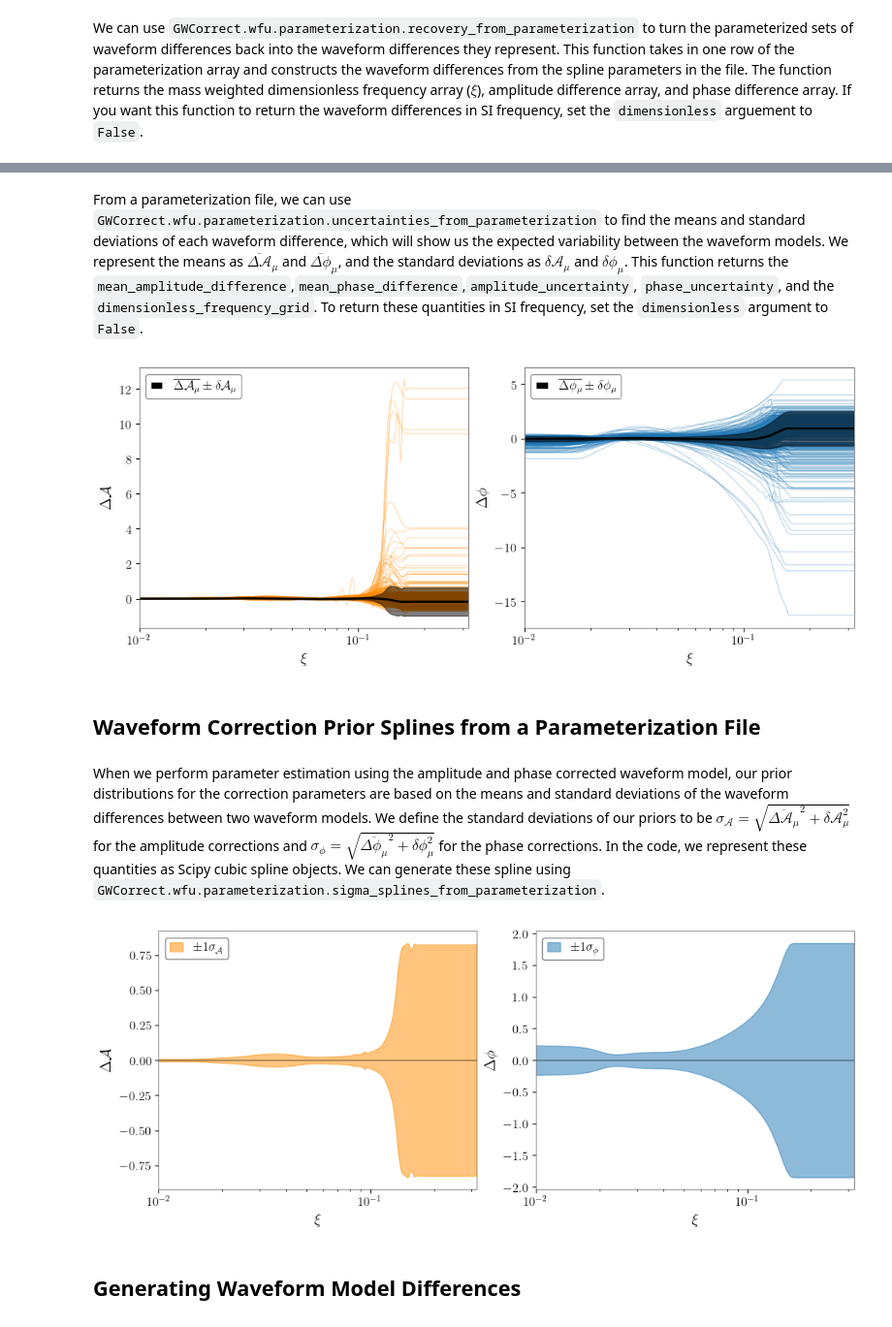
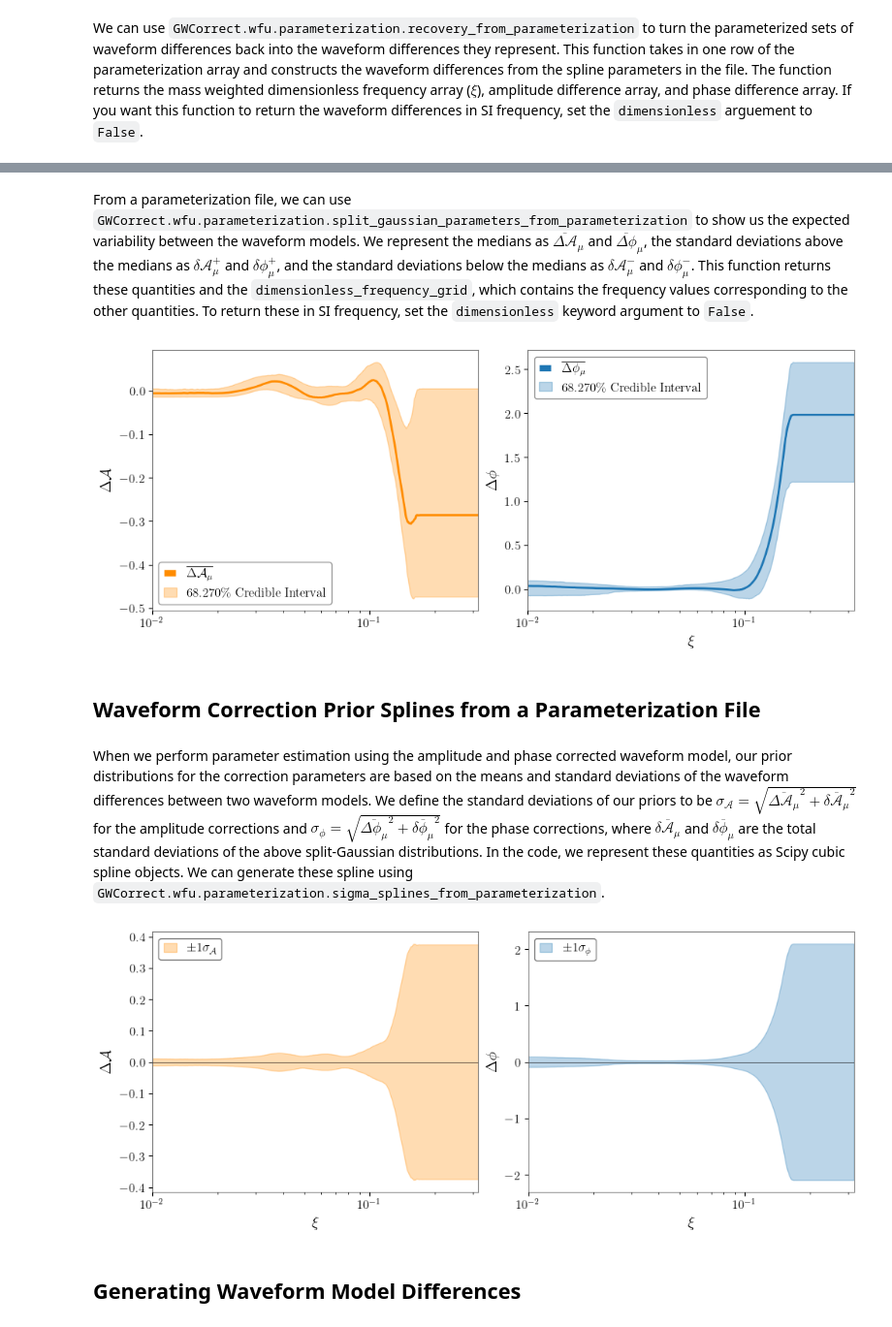
Before and after one commit to RyanSR71/GWCorrect, a Jupyter notebook: docs/source/notebooks/Parameterization_and_Waveform_Differences.ipynb, the cells around one changed output, grey strips where cells are left out. Shown at 97% size. Saved outputs shown, nothing was run; the diff lists cells and outputs as text; code cells hidden in the pictures.

```diff
--- a/docs/source/notebooks/Parameterization_and_Waveform_Differences.ipynb
+++ b/docs/source/notebooks/Parameterization_and_Waveform_Differences.ipynb
@@ -95,29 +93,22 @@ plt.show()
 # %% [markdown]
-From a parameterization file, we can use `GWCorrect.wfu.parameterization.uncertainties_from_parameterization` to find the means and standard deviations of each waveform difference, which will show us the expected variability between the waveform models. We represent the means as $\overline{\Delta\mathcal{A}}_\mu$ and $\overline{\Delta\phi}_\mu$, and the standard deviations as $\delta\mathcal{A}_\mu$ and $\delta\phi_\mu$. This function returns the `mean_amplitude_difference`,`mean_phase_difference`,`amplitude_uncertainty`, `phase_uncertainty`, and the `dimensionless_frequency_grid`. To return these quantities in SI frequency, set the `dimensionless` argument to `False`.
+From a parameterization file, we can use `GWCorrect.wfu.parameterization.split_gaussian_parameters_from_parameterization` to show us the expected variability between the waveform models. We represent the medians as $\overline{\Delta\mathcal{A}}_\mu$ and $\overline{\Delta\phi}_\mu$, the standard deviations above the medians as $\delta\mathcal{A}_\mu^+$ and $\delta\phi_\mu^+$, and the standard deviations below the medians as $\delta\mathcal{A}_\mu^-$ and $\delta\phi_\mu^-$. This function returns these quantities and the `dimensionless_frequency_grid`, which contains the frequency values corresponding to the other quantities. To return these in SI frequency, set the `dimensionless` keyword argument to `False`.
 # %%
-# finding the means and standard deviations
-mean_amplitude_difference,amplitude_uncertainty,mean_phase_difference,phase_uncertainty,dimensionless_frequency_grid = wfu.parameterization.uncertainties_from_parameterization(parameterization)
+dimensionless_frequency_grid, dA_minus, median_dA, dA_plus, dphi_minus, median_dphi, dphi_plus = wfu.parameterization.split_gaussian_parameters_from_parameterization(parameterization)
 
 # plotting
 fig,ax = plt.subplots(1,2,figsize=(10,4),layout='constrained')
 
 # plotting the means and standard deviations (uncertainties)
-ax[0].semilogx(dimensionless_frequency_grid,mean_amplitude_difference,color='k',linewidth=2,zorder=2,label=r'$\overline{\Delta\mathcal{A}_{\mu}}\pm\delta\mathcal{A}_{\mu}$')
-ax[0].fill_between(dimensionless_frequency_grid,mean_amplitude_difference-amplitude_uncertainty,mean_amplitude_difference+amplitude_uncertainty,color='k',alpha=0.5,zorder=2)
-ax[1].semilogx(dimensionless_frequency_grid,mean_phase_difference,color='k',linewidth=2,zorder=2,label=r'$\overline{\Delta\phi_{\mu}}\pm\delta\phi_{\mu}$')
-ax[1].fill_between(dimensionless_frequency_grid,mean_phase_difference-phase_uncertainty,mean_phase_difference+phase_uncertainty,color='k',alpha=0.5,zorder=2)
-
-# plotting all of the draws of waveform difference
-for i in range(len(parameterization)):
-    dimensionless_frequency_grid, amplitude_difference, phase_difference = wfu.parameterization.recovery_from_parameterization(parameterization[i])
-    ax[0].semilogx(dimensionless_frequency_grid,amplitude_difference,color='darkorange',linewidth=0.75,alpha=0.35,zorder=1)
-    ax[1].semilogx(dimensionless_frequency_grid,phase_difference,color='tab:blue',linewidth=0.75,alpha=0.35,zorder=1)
+ax[0].semilogx(dimensionless_frequency_grid,median_dA,color='darkorange',linewidth=2,zorder=2,label=r'$\overline{\Delta\mathcal{A}_\mu}$')
+ax[0].fill_between(dimensionless_frequency_grid,median_dA-dA_minus,median_dA+dA_plus,color='darkorange',alpha=0.3,zorder=2,label='68.270\% Credible Interval')
+ax[1].semilogx(dimensionless_frequency_grid,median_dphi,color='tab:blue',linewidth=2,zorder=2,label=r'$\overline{\Delta\phi_{\mu}}$')
+ax[1].fill_between(dimensionless_frequency_grid,median_dphi-dphi_minus,median_dphi+dphi_plus,color='tab:blue',alpha=0.3,zorder=2,label='68.270\% Credible Interval')
 
 # plot settings
-ax[0].legend(fancybox=True,loc='upper left')
+ax[0].legend(fancybox=True,loc='lower left')
 ax[0].grid(False)
 ax[0].set_xlim(0.01,dimensionless_frequency_grid[-1])
-ax[0].set_xlabel(r'$\xi$')
+#ax[0].set_xlabel(r'$\xi$')
 ax[0].set_ylabel(r'$\Delta\mathcal{A}$')
 
 ax[1].legend(fancybox=True,loc='upper left')
@@ -128,45 +119,45 @@ ax[1].set_ylabel(r'$\Delta\phi$')
 
 plt.show()
 # %% [output]
-[figure, old version]
+[figure, new version]
 # %% [markdown]
 ## Waveform Correction Prior Splines from a Parameterization File
 # %% [markdown]
-When we perform parameter estimation using the amplitude and phase corrected waveform model, our prior distributions for the correction parameters are based on the means and standard deviations of the waveform differences between two waveform models. We define the standard deviations of our priors to be $\sigma_\mathcal{A}=\sqrt{\overline{\Delta\mathcal{A}_\mu}^2+\delta\mathcal{A}_\mu^2}$ for the amplitude corrections and $\sigma_\phi=\sqrt{\overline{\Delta\phi_\mu}^2+\delta\phi_\mu^2}$ for the phase corrections. In the code, we represent these quantities as Scipy cubic spline objects. We can generate these spline using `GWCorrect.wfu.parameterization.sigma_splines_from_parameterization`.
+When we perform parameter estimation using the amplitude and phase corrected waveform model, our prior distributions for the correction parameters are based on the means and standard deviations of the waveform differences between two waveform models. We define the standard deviations of our priors to be $\sigma_\mathcal{A}=\sqrt{\overline{\Delta\mathcal{A}_\mu}^2+\overline{\delta\mathcal{A}_\mu}^2}$ for the amplitude corrections and $\sigma_\phi=\sqrt{\overline{\Delta\phi_\mu}^2+\overline{\delta\phi_\mu}^2}$ for the phase corrections, where $\overline{\delta\mathcal{A}_\mu}$ and $\overline{\delta\phi_\mu}$ are the total standard deviations of the above split-Gaussian distributions. In the code, we represent these quantities as Scipy cubic spline objects. We can generate these spline using `GWCorrect.wfu.parameterization.sigma_splines_from_parameterization`.
 # %%
-sigma_dA_spline,sigma_dphi_spline = wfu.parameterization.sigma_splines_from_parameterization(parameterization)
+sigma_A_spline,sigma_phi_spline = wfu.parameterization.sigma_splines_from_parameterization(parameterization)
 
 # generating an array of dimensionless frequencies to evaluate the splines over
 dimensionless_frequency_grid = np.geomspace(0.01,1/np.pi,1000)
 
 fig,ax = plt.subplots(1,2,figsize=(10,4),layout='constrained')
 
 # shortcut for setting the x axis to log spacing
-ax[0].semilogx([],[])
-ax[0].fill_between(dimensionless_frequency_grid,-sigma_dA_spline(dimensionless_frequency_grid),sigma_dA_spline(dimensionless_frequency_grid),color='darkorange',alpha=0.5,label=r'$\pm1\sigma_\mathcal{A}$')
+ax[0].semilogx()
+ax[0].fill_between(dimensionless_frequency_grid,-sigma_A_spline(dimensionless_frequency_grid),sigma_A_spline(dimensionless_frequency_grid),color='darkorange',alpha=0.3,label=r'$\pm1\sigma_\mathcal{A}$')
 
 # shortcut for setting the x axis to log spacing
-ax[1].semilogx([],[])
-ax[1].fill_between(dimensionless_frequency_grid,-sigma_dphi_spline(dimensionless_frequency_grid),sigma_dphi_spline(dimensionless_frequency_grid),color='tab:blue',alpha=0.5,label=r'$\pm1\sigma_\phi$')
+ax[1].semilogx()
+ax[1].fill_between(dimensionless_frequency_grid,-sigma_phi_spline(dimensionless_frequency_grid),sigma_phi_spline(dimensionless_frequency_grid),color='tab:blue',alpha=0.3,label=r'$\pm1\sigma_\phi$')
 
 # plot settings
 ax[0].legend(fancybox=True,framealpha=1,loc='upper left')
 ax[0].axhline(0,color='k',linewidth=0.5)
 ax[0].grid(False)
 ax[0].set_xlim(0.01,dimensionless_frequency_grid[-1])
 ax[0].set_xlabel(r'$\xi$')
 ax[0].set_ylabel(r'$\Delta\mathcal{A}$')
 
 ax[1].legend(fancybox=True,framealpha=1,loc='upper left')
 ax[1].axhline(0,color='k',linewidth=0.5)
 ax[1].grid(False)
 ax[1].set_xlim(0.01,dimensionless_frequency_grid[-1])
 ax[1].set_xlabel(r'$\xi$')
 ax[1].set_ylabel(r'$\Delta\phi$')
 
 plt.show()
 # %% [output]
-[figure, old version]
+[figure, new version]
 # %% [markdown]
 ## Generating Waveform Model Differences
 # %% [markdown]
```
Also changed, not shown: parts of 10 cells of this notebook.
